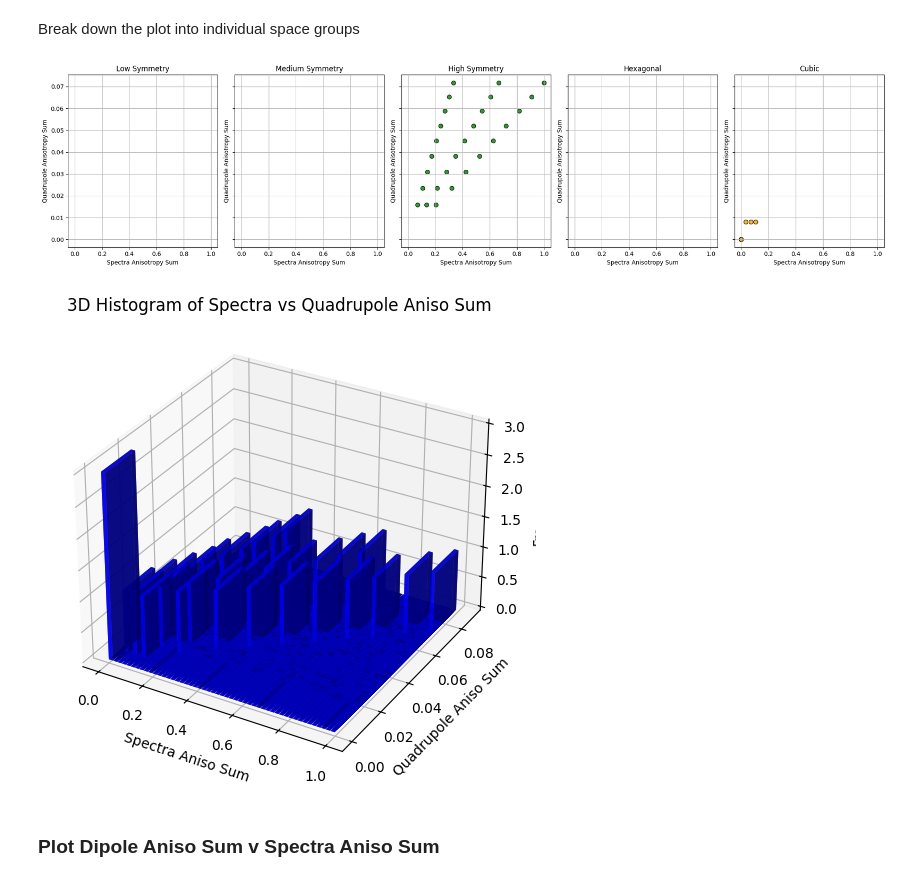
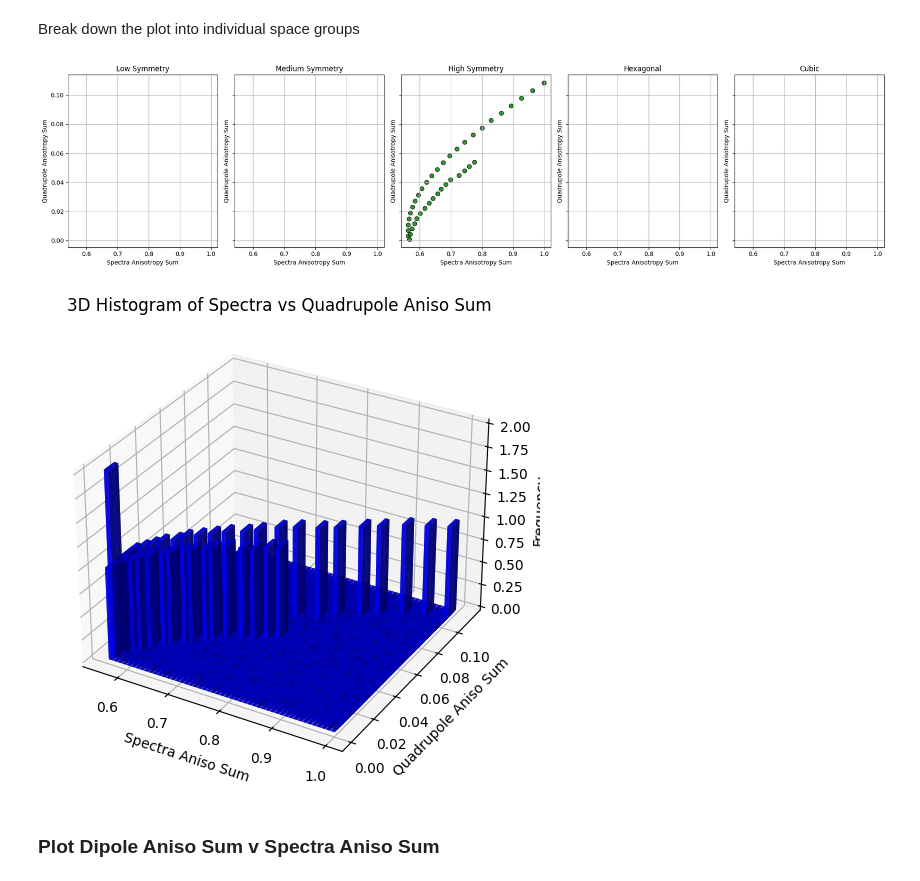
Before and after one commit to Seidler-Lab/Polarized-ML, a Jupyter notebook: John/spectra_qm.ipynb, the cells around one changed output. Cells and saved outputs as stored; diff of their text form; code cells hidden in the pictures.

Commit message:
Fixed bugs in spectra_qm code and factor dict and added some helper functions

```diff
--- a/John/spectra_qm.ipynb
+++ b/John/spectra_qm.ipynb
@@ -29,7 +29,8 @@ Cr_data_path = "Cr_data/Cr_fd_2_9_2025"
 Cu_data_path = "Cu_data/CNN_2625"
 Fe_data_path = "Fe_data/CNN_2625"
 NiO_stretch_data_path = "Practice_fd_runs/NiO_stretched_structures_fd_2182025"
+Cr203_stretch_data_path = "Practice_fd_runs/Cr203_stretched_structures_fd_2212025"
 
-factor_dict_dir_path = Path(NiO_stretch_data_path)
+factor_dict_dir_path = Path(Cr203_stretch_data_path)
 os.listdir(factor_dict_dir_path)
 # %% [output]
@@ -286,0 +316,38 @@ for key, value in space_group.items():
+# %%
+'''
+hexagonal_group = {}
+
+for key, value in space_group.items():
+    if 168 < value[0] < 194:
+        hexagonal_group[key] = value  # Store the entire value list/tuple
+
+# Convert dictionary to DataFrame
+hexagonal_df = pd.DataFrame.from_dict(hexagonal_group, orient='index')
+
+# Name columns
+hexagonal_df.columns = ["Space Group", "Group Name"]
+
+# Name the index
+hexagonal_df.index.name = "Materials"
+
+# Find the intersection of indexes with factor dict
+common_indexes = hexagonal_df.index.intersection(factor_df.index)
+
+# Extract the "Aniso Sum QM" column for the common indexes
+qm_aniso_sum = factor_df.loc[common_indexes, "Aniso Sum QM"]
+
+# Add the extracted column to hexagonal_df
+hexagonal_df.loc[common_indexes, "Aniso Sum QM"] = qm_aniso_sum
+
+# Find the intersection of indexes with sepctra df
+common_indexes = hexagonal_df.index.intersection(spectra_df.index)
+
+# Extract the "Aniso Sum QM" column for the common indexes
+spectra_aniso_sum = spectra_df.loc[common_indexes, "Normed Sum"]
+
+# Add the extracted column to hexagonal_df
+hexagonal_df.loc[common_indexes, "Normed Sum"] = qm_aniso_sum
+
+# Display the updated DataFrame
+print(hexagonal_df)
+'''
@@ -443,7 +512,7 @@ def plot_qm_vs_spectra_by_group(factor_df, spectra_df):
 
     # Extract values
     qm_aniso_sum = factor_df['Aniso Sum QM'].values
-    spectra_aniso_sum = spectra_df['normed_sum'].values
+    spectra_aniso_sum = spectra_df['Normed Sum'].values
     space_group_numbers = factor_df['Space Group Number'].values
 
     # Function to classify space groups
@@ -496,7 +565,7 @@ def plot_qm_vs_spectra_by_group(factor_df, spectra_df):
 # Example usage:
 plot_qm_vs_spectra_by_group(factor_df, spectra_df)
 # %% [output]
-[figure, old version]
+[figure, new version]
 # %%
 def plot_3d_histogram(factor_df, spectra_df, bins=50):
     """
@@ -509,39 +578,39 @@ def plot_3d_histogram(factor_df, spectra_df, bins=50):
     """
     # Extract values
     qm_aniso_sum = factor_df['Aniso Sum QM'].values  # Quadrupole anisotropy sum
-    spectra_aniso_sum = spectra_df['normed_sum'].values  # Spectra anisotropy sum
+    spectra_aniso_sum = spectra_df['Normed Sum'].values  # Spectra anisotropy sum
 
     # Create histogram data
     hist, xedges, yedges = np.histogram2d(spectra_aniso_sum, qm_aniso_sum, bins=bins)
 
     # Create 3D plot
     fig = plt.figure(figsize=(8, 6))
     ax = fig.add_subplot(111, projection='3d')
 
     # Constructing the histogram grid
     xpos, ypos = np.meshgrid(xedges[:-1], yedges[:-1], indexing="ij")
     xpos = xpos.ravel()
     ypos = ypos.ravel()
     zpos = np.zeros_like(xpos)
 
     # Bar dimensions
     dx = dy = (xedges[1] - xedges[0]) * 0.9  # Width and depth of bars
     dz = hist.ravel()  # Height of bars
 
     # Plot bars
     ax.bar3d(xpos, ypos, zpos, dx, dy, dz, color='blue', alpha=0.8)
 
     # Labels and title
     ax.set_xlabel("Spectra Aniso Sum")
     ax.set_ylabel("Quadrupole Aniso Sum")
     ax.set_zlabel("Frequency")
     ax.set_title("3D Histogram of Spectra vs Quadrupole Aniso Sum")
 
     plt.show()
 
 plot_3d_histogram(factor_df, spectra_df)
 # %% [output]
-[figure, old version]
+[figure, new version]
 # %% [markdown]
 ### Plot Dipole Aniso Sum v Spectra Aniso Sum
 # %%
```
Also changed, not shown: parts of 17 cells of this notebook, 4 other files.
